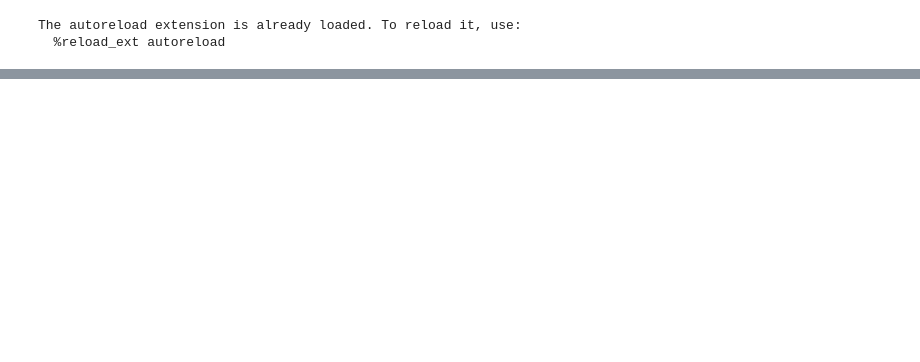
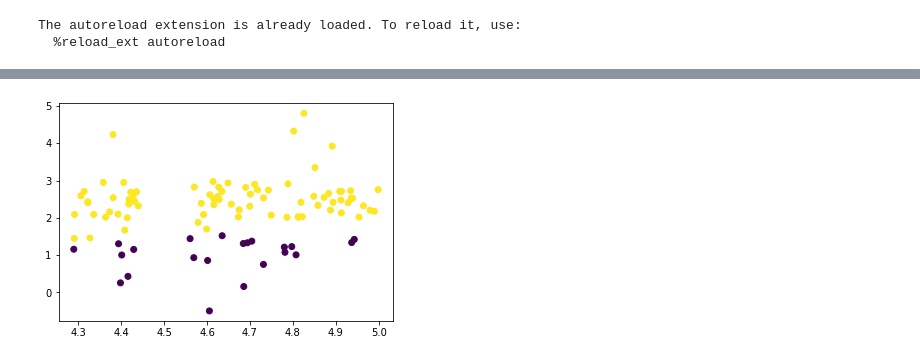
Before and after one commit to BerkeleyLearnVerify/VerifAI, a Jupyter notebook: test_multi_ce.ipynb, the cells around one changed output, grey strips where cells are left out. Saved outputs shown, nothing was run; the diff lists cells and outputs as text; code cells hidden in the pictures; blank space fills up the shorter version.

```diff
--- a/test_multi_ce.ipynb
+++ b/test_multi_ce.ipynb
@@ -97,0 +100,2 @@ falsifier.error_table.table
+# %%
+df = pd.concat([falsifier.safe_table.table, falsifier.error_table.table])
@@ -97,0 +118,4 @@ falsifier.error_table.table
+# %%
+plt.scatter(df['point.objects.object0.position[0]'], df['point.objects.object1.position[0]'], c=df['rho'] < 0);
+# %% [output]
+[figure, added]
```
Also changed, not shown: parts of 5 cells of this notebook, 1 other file.
